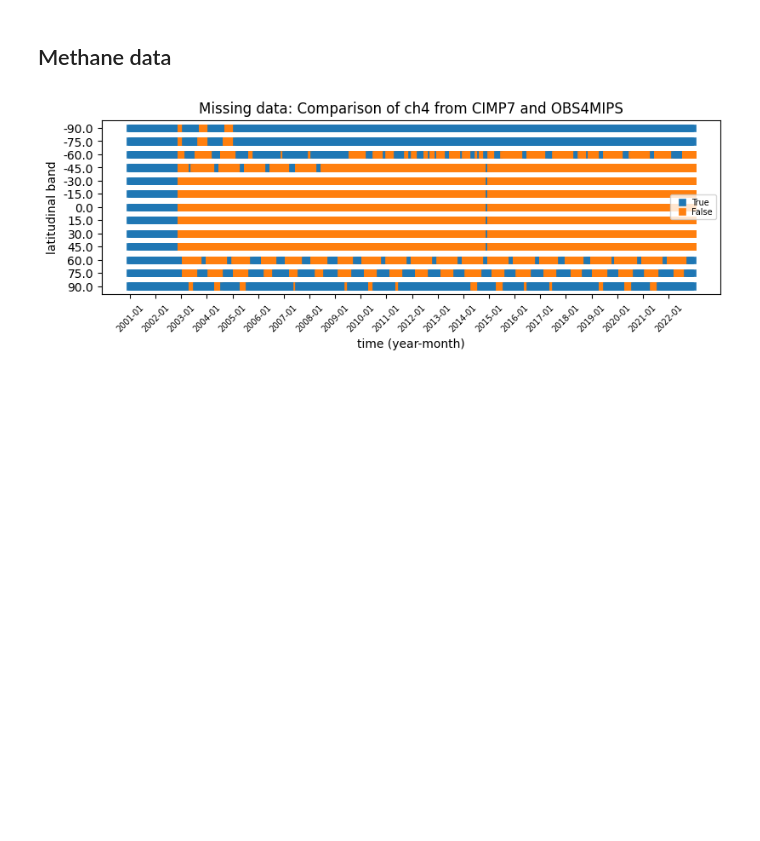
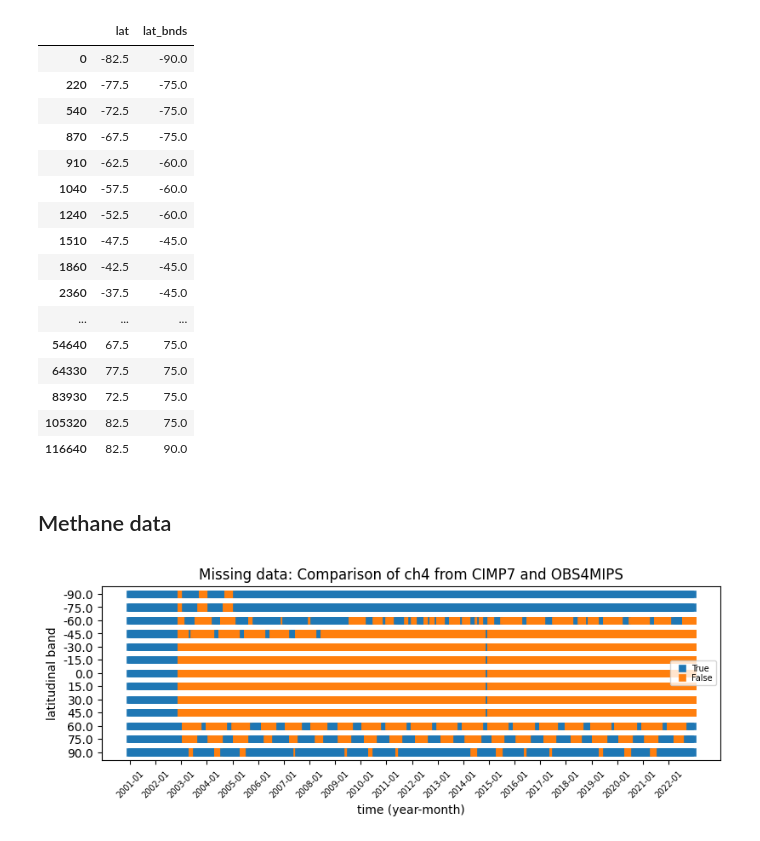
Before and after one commit to climate-resource/EO-vs-CMIP-GHG-forcings-comparison, a Jupyter notebook: tutorials/missing-data.ipynb, the cells around one changed output. Saved outputs shown, nothing was run; the diff lists cells and outputs as text; code cells hidden in the pictures; blank space fills up the shorter version.

Commit message:
update grid merging info for obs4mips

```diff
--- a/tutorials/missing-data.ipynb
+++ b/tutorials/missing-data.ipynb
@@ -8,2 +18,23 @@ from src_plotting.missing_data_analysis import (
+# %%
+# check grid merging for obs4mips data
+d_obs_ch4[["lat", "lat_bnds"]].drop_duplicates()
+# %% [output]
+|  | lat | lat_bnds |
+| 0 | -82.5 | -90.0 |
+| 220 | -77.5 | -75.0 |
+| 540 | -72.5 | -75.0 |
+| 870 | -67.5 | -75.0 |
+| 910 | -62.5 | -60.0 |
+| 1040 | -57.5 | -60.0 |
+| 1240 | -52.5 | -60.0 |
+| 1510 | -47.5 | -45.0 |
+| 1860 | -42.5 | -45.0 |
+| 2360 | -37.5 | -45.0 |
+| ... | ... | ... |
+| 54640 | 67.5 | 75.0 |
+| 64330 | 77.5 | 75.0 |
+| 83930 | 72.5 | 75.0 |
+| 105320 | 82.5 | 75.0 |
+| 116640 | 82.5 | 90.0 |
 # %% [markdown]
 ## Methane data
```
Also changed, not shown: parts of 3 cells of this notebook, 3 other files.
